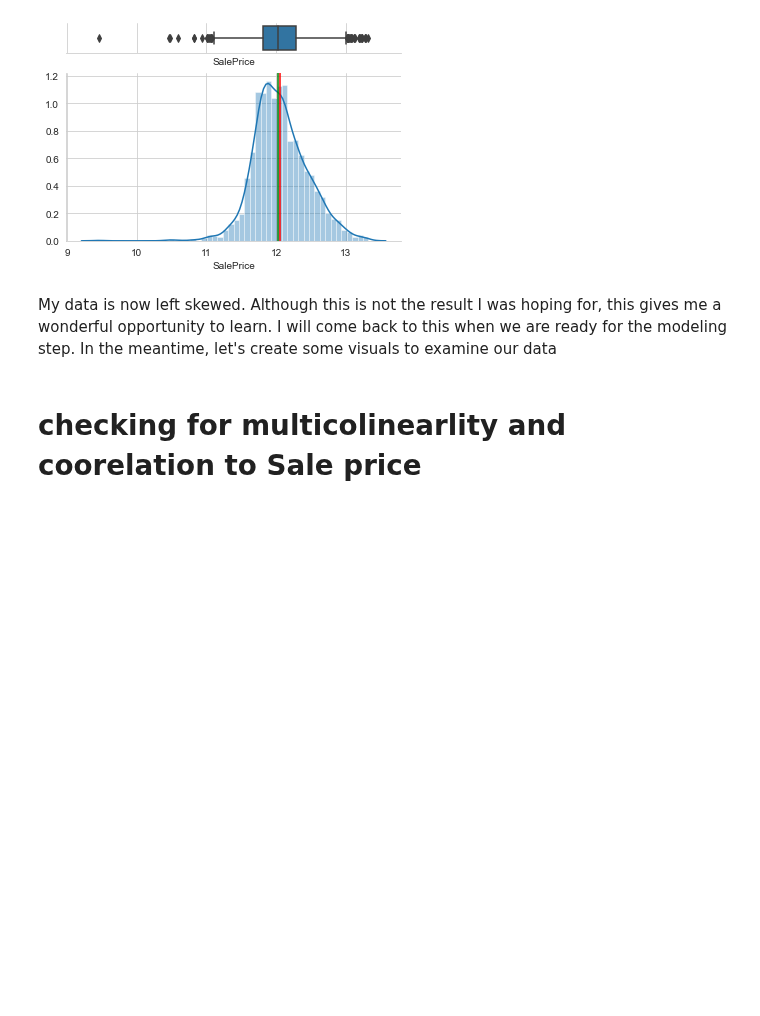
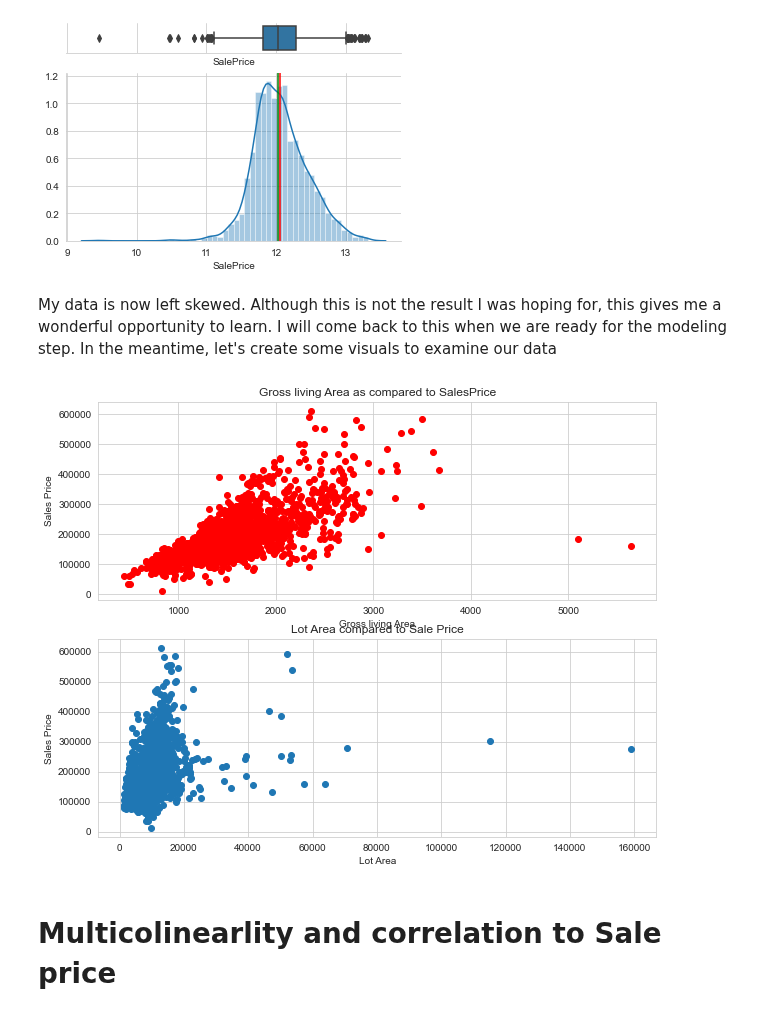
Before and after one commit to ianibogwu/Projects, a Jupyter notebook: GA-projects/02-Ames-housing/Cleaning_EDA.ipynb, the cells around one changed output. Drawn from its saved outputs; the diff is of its cells as text; code cells hidden in the pictures; blank space fills up the shorter version.

```diff
--- a/GA-projects/02-Ames-housing/Cleaning_EDA.ipynb
+++ b/GA-projects/02-Ames-housing/Cleaning_EDA.ipynb
@@ -113,7 +113,7 @@ Nominal values have no intrinsic order and are typically descriptive. We will co
 ## Data types:
 In addition to changing our ordinal data to numeric columns, I've also changed some of our numeric columns to strings. **'Mo Sold', 'Year Sold', and 'MS Subclass'** are currently numeric but should be more of a string as they are descriptive. Our model might confuse the values and assume a higher value should be weighted more.
 # %%
-train_data = df(train)
+train_dataata = df(train)
 train_data.head(5)
 # %% [output]
 |  | Id | PID | MS SubClass | MS Zoning | Lot Frontage | Lot Area | Street | Lot Shape | Land Contour | ... |
@@ -153,5 +157,21 @@ plt.show()
 [figure]
 # %% [markdown]
 My data is now left skewed. Although this is not the result I was hoping for, this gives me a wonderful opportunity to learn. I will come back to this when we are ready for the modeling step. In the meantime, let's create some visuals to examine our data
+# %%
+#scatter plot of living area
+# x = train_data['Gr Liv Area']
+# y = train_data['SalePrice']
+fig, ax = plt.subplots(2,figsize = (10,8))
+ax[0].scatter(x = train_data['Gr Liv Area'], y = train_data['SalePrice'], c = 'red')
+ax[0].set_title('Gross living Area as compared to SalesPrice')
+ax[0].set_xlabel("Gross living Area")
+ax[0].set_ylabel('Sales Price')
+
+ax[1].scatter(x = train_data['Lot Area'], y = train_data['SalePrice'])
+ax[1].set_title('Lot Area compared to Sale Price')
+ax[1].set_xlabel('Lot Area')
+ax[1].set_ylabel('Sales Price');
+# %% [output]
+[figure, added]
 # %% [markdown]
-# checking for multicolinearlity and coorelation to Sale price
+# Multicolinearlity and correlation to Sale price
```
Also changed, not shown: parts of 1 cell of this notebook.
